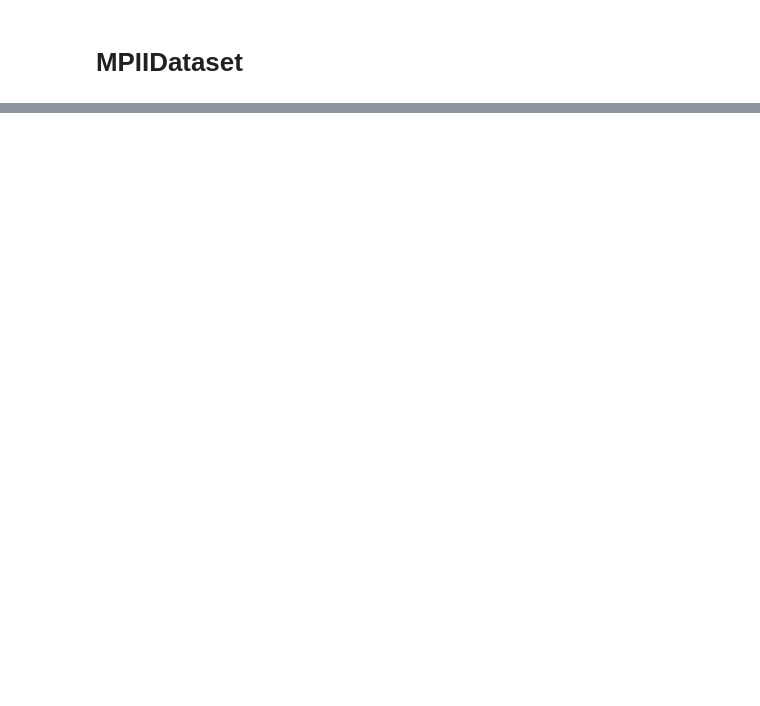
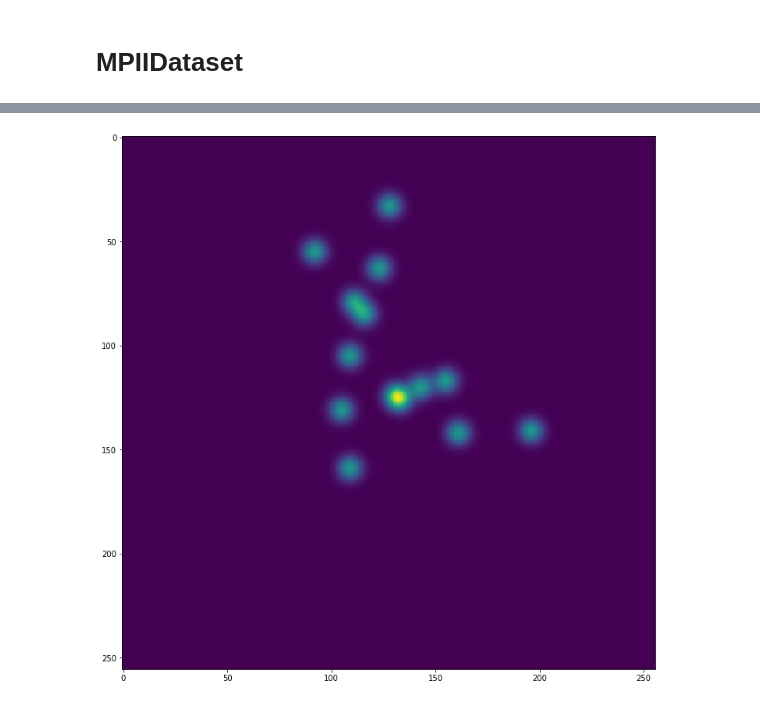
Before and after one commit to adipandas/torch_shnet, a Jupyter notebook: notebooks/testing.ipynb, the cells around one changed output, grey strips where cells are left out. Saved outputs shown, nothing was run; the diff lists cells and outputs as text; code cells hidden in the pictures; blank space fills up the shorter version.

```diff
--- a/notebooks/testing.ipynb
+++ b/notebooks/testing.ipynb
@@ -135,0 +178,4 @@ Input image shape: torch.Size([3, 256, 256])     Heatmap Shape: torch.Size([16,
+# %%
+image_show(torch.sum(heatmap, axis=0).numpy(), figsize=(10, 10))
+# %% [output]
+[figure, added]
```
Also changed, not shown: parts of 18 cells of this notebook, 5 other files.
